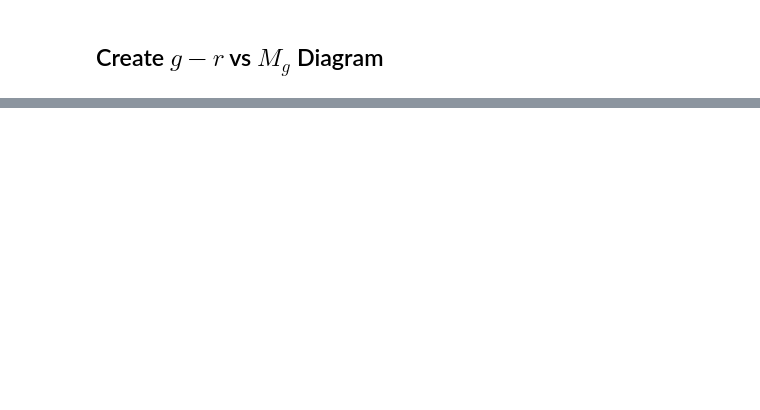
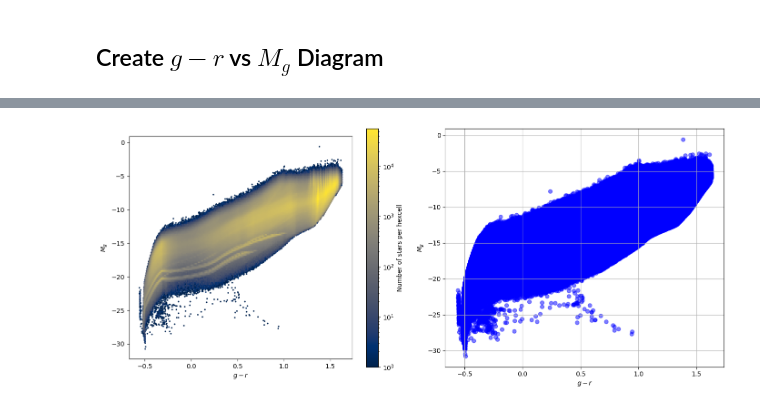
Before and after one commit to aeden2019/rubin_mw_mocks, a Jupyter notebook: src/analysis/color_magnitude_diagram.ipynb, the cells around one changed output, grey strips where cells are left out. Cells and saved outputs as stored; diff of their text form; code cells hidden in the pictures; blank space fills up the shorter version.

```diff
--- a/src/analysis/color_magnitude_diagram.ipynb
+++ b/src/analysis/color_magnitude_diagram.ipynb
@@ -74 +125,29 @@ abs_mag_g = app_mag_g - dmod
+# %%
+# Create the subplot
+fig, axs = plt.subplots(nrows=1, ncols=2, figsize=(14, 6))
+
+# Create the hexbin, with 241 log bins and the hex_cmap colormap
+#hb = axs[0].hexbin(g_minus_r, abs_mag_g, gridsize=(30, 20), bins='log', cmap=hex_cmap)
+hb = axs[0].hexbin(g_minus_r, abs_mag_g, gridsize=(241), bins='log', cmap=hex_cmap)
+
+# Setting lables
+axs[0].set_xlabel('$g - r$')
+axs[0].set_ylabel('$M_g$')
+
+# Maintain 1:1 aspect ratio
+axs[0].set_aspect(1.0/axs[0].get_data_ratio())
+
+# Colorbar
+cbar = fig.colorbar(hb, ax=axs[0])
+cbar.set_label('Number of stars per hexcell')
+
+# Scatter plot for comparison
+axs[1].scatter(g_minus_r, abs_mag_g, alpha=0.5, color='blue')
+axs[1].set_xlabel('$g - r$')
+axs[1].set_ylabel('$M_g$')
+
+plt.tight_layout()
+plt.show()
+# %% [output]
+[figure, added]
 # %%
```
Also changed, not shown: parts of 11 cells of this notebook.
